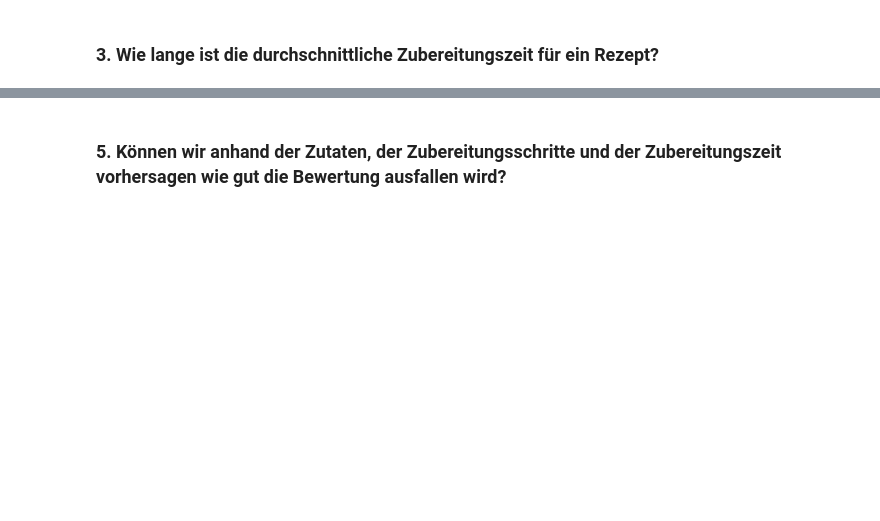
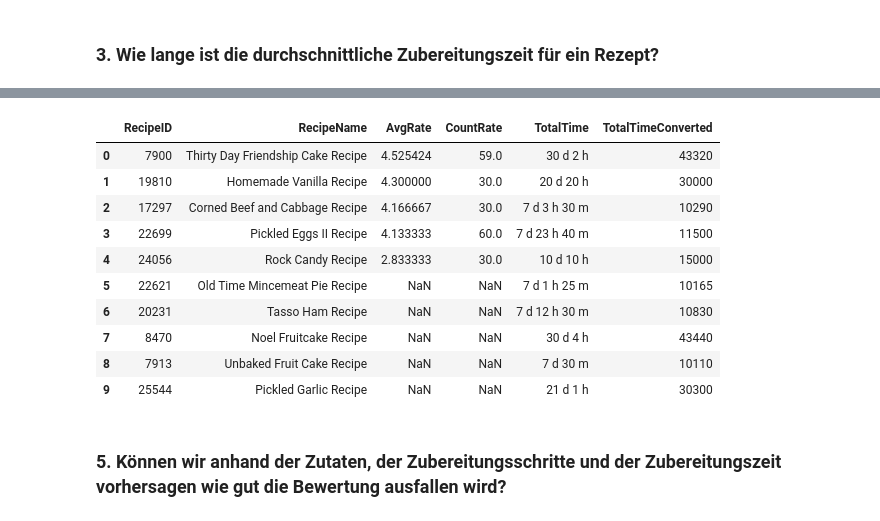
Before and after one commit to PatrikHubster/Recipes, a Jupyter notebook: bdv.ipynb, the cells around one changed output, grey strips where cells are left out. Cells and saved outputs as stored; diff of their text form; code cells hidden in the pictures; blank space fills up the shorter version.

```diff
--- a/bdv.ipynb
+++ b/bdv.ipynb
@@ -113,2 +196,20 @@ best_ten_recipes\
+# %%
+ten_longest_recipes\
+    .join(best_recipes, on="RecipeID", how="left")\
+    .select("RecipeID", "RecipeName", "AvgRate", "CountRate", "TotalTime", "TotalTimeConverted")\
+    .orderBy("AvgRate", ascending=[0])\
+    .toPandas()
+# %% [output]
+|  | RecipeID | RecipeName | AvgRate | CountRate | TotalTime | TotalTimeConverted |
+| 0 | 7900 | Thirty Day Friendship Cake Recipe | 4.525424 | 59.0 | 30 d 2 h | 43320 |
+| 1 | 19810 | Homemade Vanilla Recipe | 4.300000 | 30.0 | 20 d 20 h | 30000 |
+| 2 | 17297 | Corned Beef and Cabbage Recipe | 4.166667 | 30.0 | 7 d 3 h 30 m | 10290 |
+| 3 | 22699 | Pickled Eggs II Recipe | 4.133333 | 60.0 | 7 d 23 h 40 m | 11500 |
+| 4 | 24056 | Rock Candy Recipe | 2.833333 | 30.0 | 10 d 10 h | 15000 |
+| 5 | 22621 | Old Time Mincemeat Pie Recipe | NaN | NaN | 7 d 1 h 25 m | 10165 |
+| 6 | 20231 | Tasso Ham Recipe | NaN | NaN | 7 d 12 h 30 m | 10830 |
+| 7 | 8470 | Noel Fruitcake Recipe | NaN | NaN | 30 d 4 h | 43440 |
+| 8 | 7913 | Unbaked Fruit Cake Recipe | NaN | NaN | 7 d 30 m | 10110 |
+| 9 | 25544 | Pickled Garlic Recipe | NaN | NaN | 21 d 1 h | 30300 |
 # %% [markdown]
 ### 5. Können wir anhand der Zutaten, der Zubereitungsschritte und der Zubereitungszeit vorhersagen wie gut die Bewertung ausfallen wird?
```
Also changed, not shown: parts of 11 cells of this notebook.
